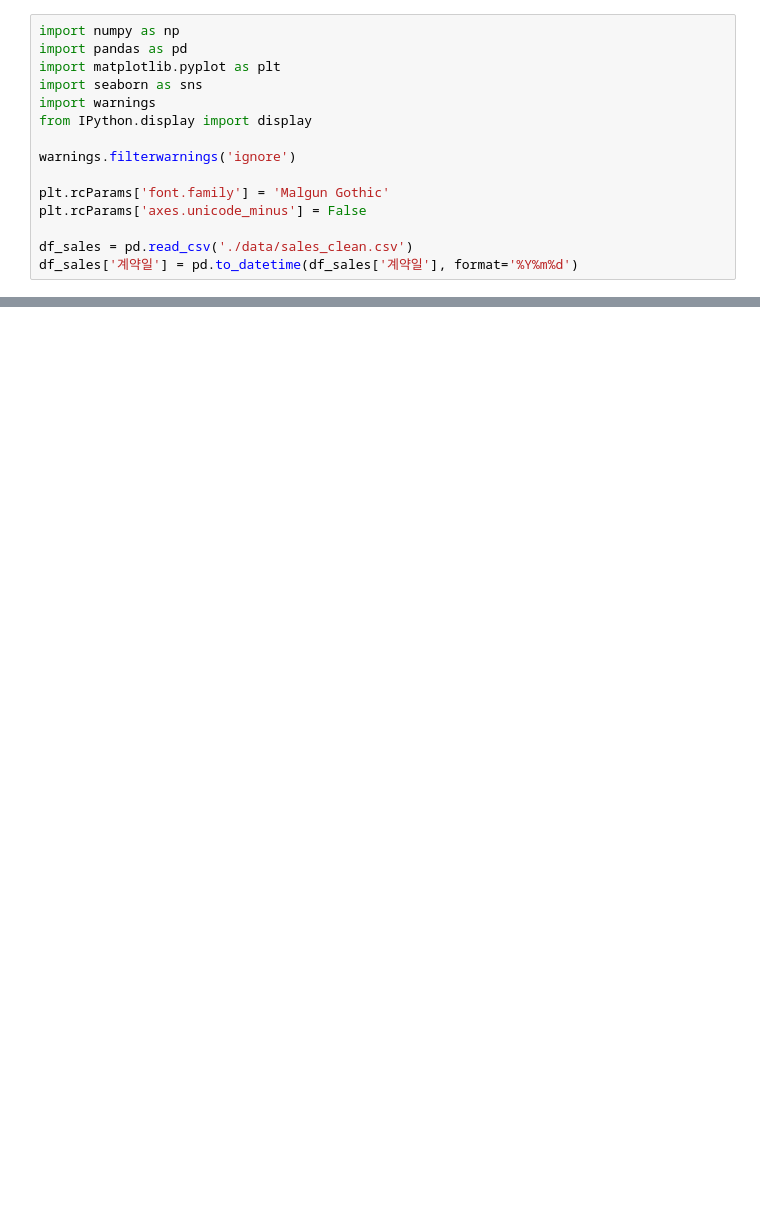
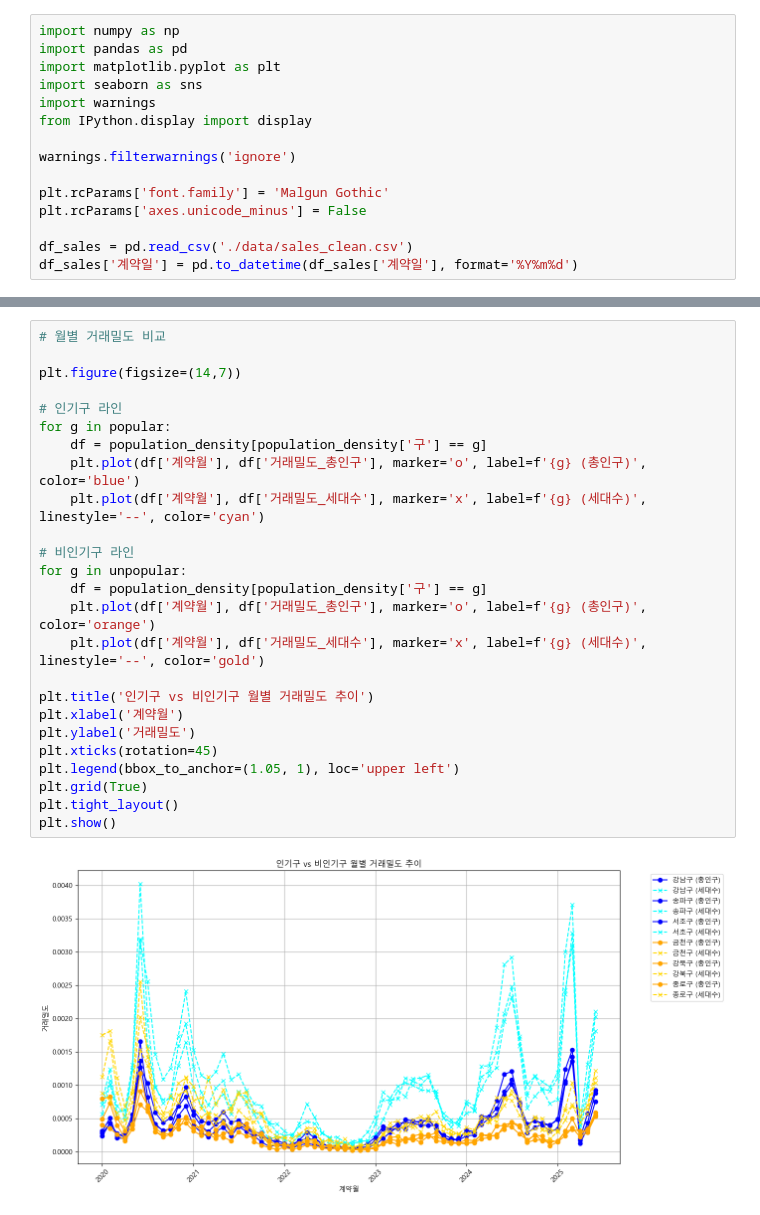
Before and after one commit to krystallinekim/pjt-DataAnalysis-Korean_Real_Estate, a Jupyter notebook: 01_market_comparison.ipynb, the cells around one changed output, grey strips where cells are left out. Drawn from its saved outputs; the diff is of its cells as text; blank space fills up the shorter version.

```diff
--- a/01_market_comparison.ipynb
+++ b/01_market_comparison.ipynb
@@ -146,0 +205,27 @@ df_sales_copy.head()
+# %%
+# 월별 거래밀도 비교
+
+plt.figure(figsize=(14,7))
+
+# 인기구 라인
+for g in popular:
+    df = population_density[population_density['구'] == g]
+    plt.plot(df['계약월'], df['거래밀도_총인구'], marker='o', label=f'{g} (총인구)', color='blue')
+    plt.plot(df['계약월'], df['거래밀도_세대수'], marker='x', label=f'{g} (세대수)', linestyle='--', color='cyan')
+
+# 비인기구 라인
+for g in unpopular:
+    df = population_density[population_density['구'] == g]
+    plt.plot(df['계약월'], df['거래밀도_총인구'], marker='o', label=f'{g} (총인구)', color='orange')
+    plt.plot(df['계약월'], df['거래밀도_세대수'], marker='x', label=f'{g} (세대수)', linestyle='--', color='gold')
+
+plt.title('인기구 vs 비인기구 월별 거래밀도 추이')
+plt.xlabel('계약월')
+plt.ylabel('거래밀도')
+plt.xticks(rotation=45)
+plt.legend(bbox_to_anchor=(1.05, 1), loc='upper left')
+plt.grid(True)
+plt.tight_layout()
+plt.show()
+# %% [output]
+[figure, added]
```
Also changed, not shown: parts of 8 cells of this notebook.
